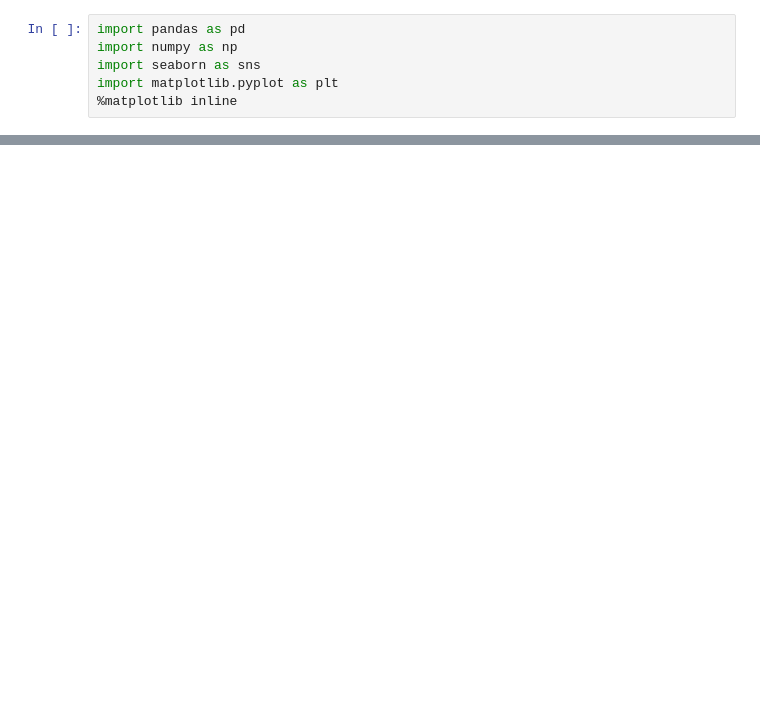
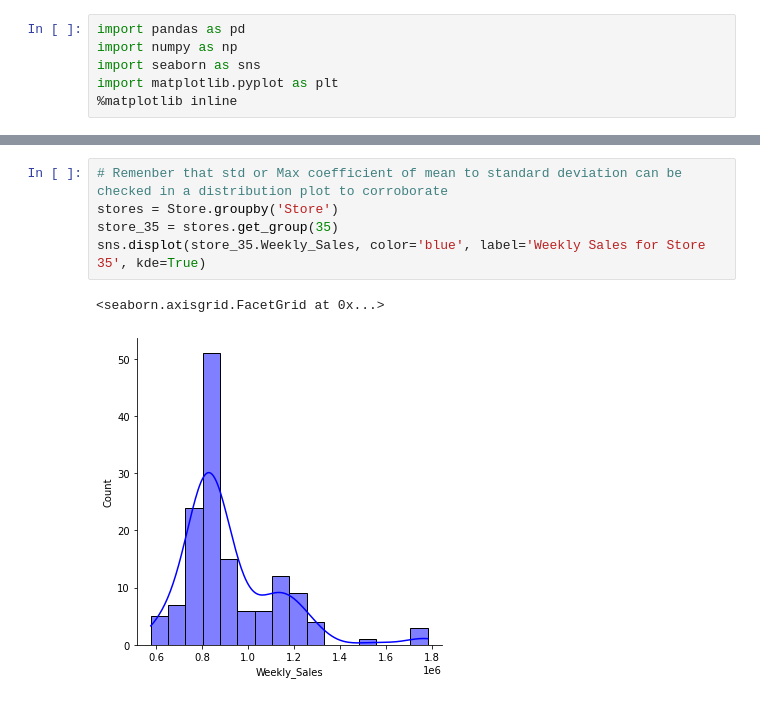
Before and after one commit to DamonReyes/Portfolio_Projects, a Jupyter notebook: Python/Retail Stores Analytics.ipynb, the cells around one changed output, grey strips where cells are left out. Cells and saved outputs as stored; diff of their text form; blank space fills up the shorter version.

```diff
--- a/Python/Retail Stores Analytics.ipynb
+++ b/Python/Retail Stores Analytics.ipynb
@@ -59,0 +149,8 @@ Index(['Store', 'Type', 'Size'], dtype='object')
+# %%
+# Remenber that std or Max coefficient of mean to standard deviation can be checked in a distribution plot to corroborate
+stores = Store.groupby('Store')
+store_35 = stores.get_group(35)
+sns.displot(store_35.Weekly_Sales, color='blue', label='Weekly Sales for Store 35', kde=True)
+# %% [output]
+<seaborn.axisgrid.FacetGrid at 0x...>
+[figure, added]
```
Also changed, not shown: parts of 60 cells of this notebook.
